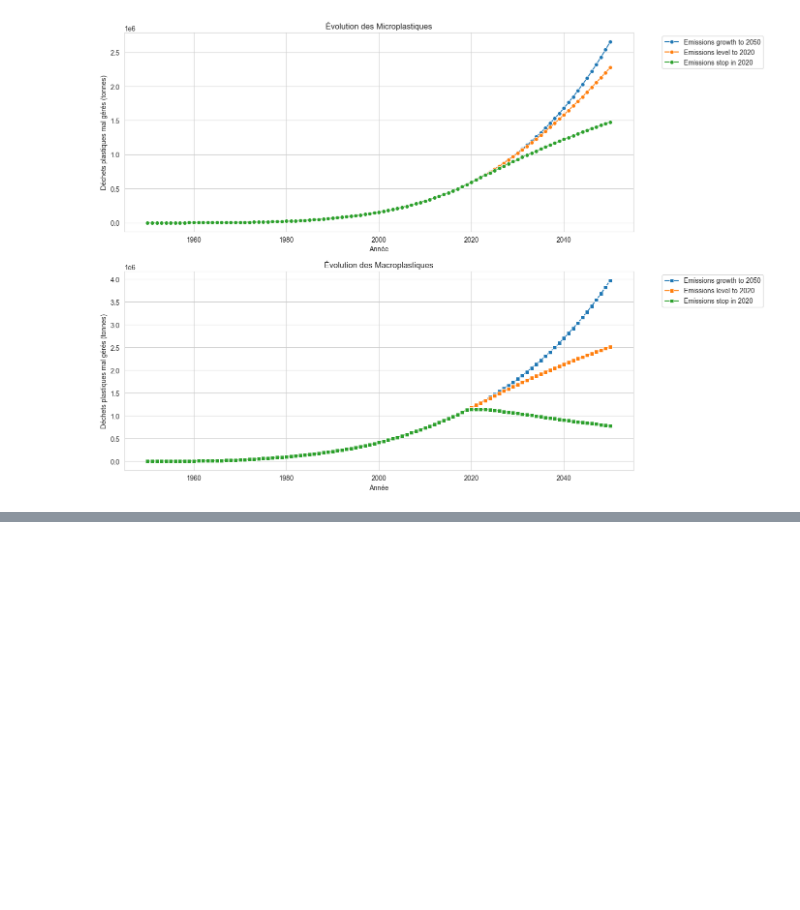
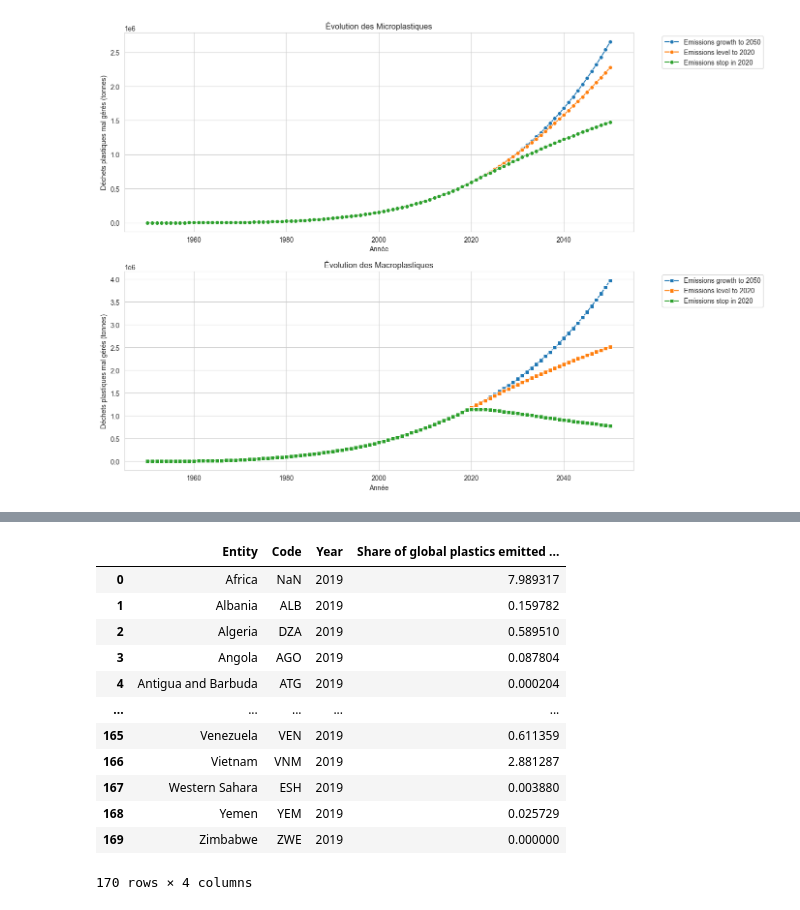
Before and after one commit to Juliendnte/OceanState_Analysis, a Jupyter notebook: oceanstate_analysis/notebooks/exploratory/plastic.ipynb, the cells around one changed output, grey strips where cells are left out. Drawn from its saved outputs; the diff is of its cells as text; code cells hidden in the pictures; blank space fills up the shorter version.

```diff
--- a/oceanstate_analysis/notebooks/exploratory/plastic.ipynb
+++ b/oceanstate_analysis/notebooks/exploratory/plastic.ipynb
@@ -96,0 +131,17 @@ plt.show()
+# %%
+df_plastic_waste_ocean = load_and_clean_plastic_waste_ocean_data()
+df_plastic_waste_ocean
+# %% [output]
+|  | Entity | Code | Year | Share of global plastics emitted ... |
+| 0 | Africa | NaN | 2019 | 7.989317 |
+| 1 | Albania | ALB | 2019 | 0.159782 |
+| 2 | Algeria | DZA | 2019 | 0.589510 |
+| 3 | Angola | AGO | 2019 | 0.087804 |
+| 4 | Antigua and Barbuda | ATG | 2019 | 0.000204 |
+| ... | ... | ... | ... | ... |
+| 165 | Venezuela | VEN | 2019 | 0.611359 |
+| 166 | Vietnam | VNM | 2019 | 2.881287 |
+| 167 | Western Sahara | ESH | 2019 | 0.003880 |
+| 168 | Yemen | YEM | 2019 | 0.025729 |
+| 169 | Zimbabwe | ZWE | 2019 | 0.000000 |
+170 rows × 4 columns
```
Also changed, not shown: parts of 3 cells of this notebook, 7 other files.
